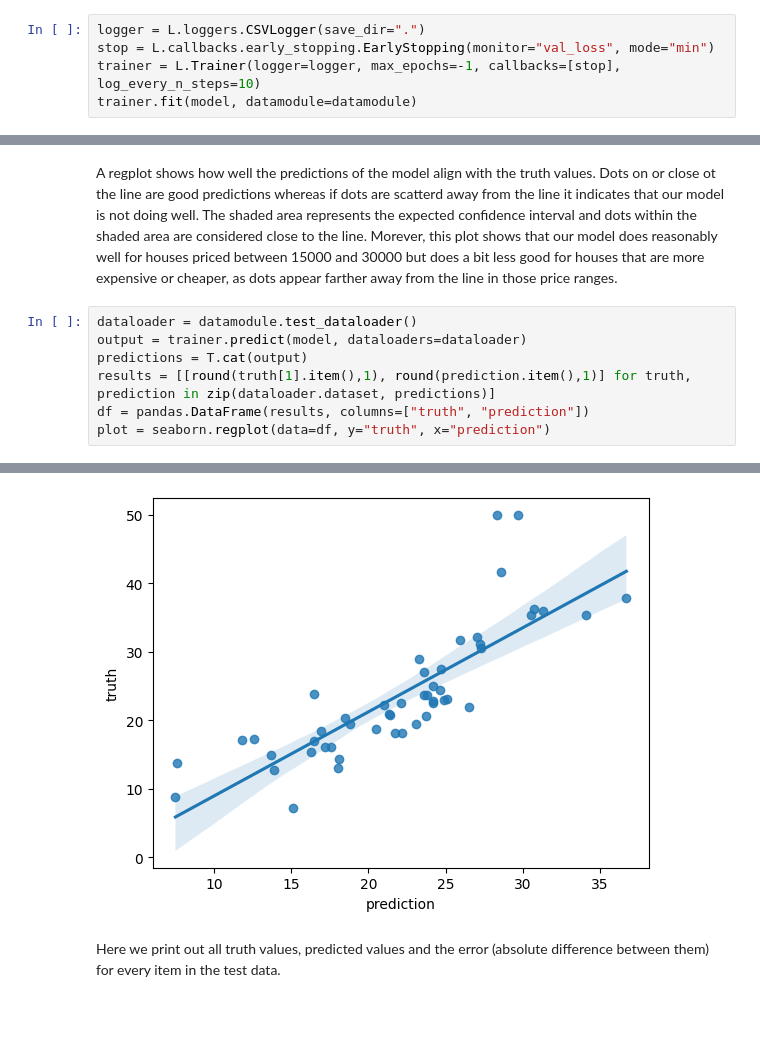
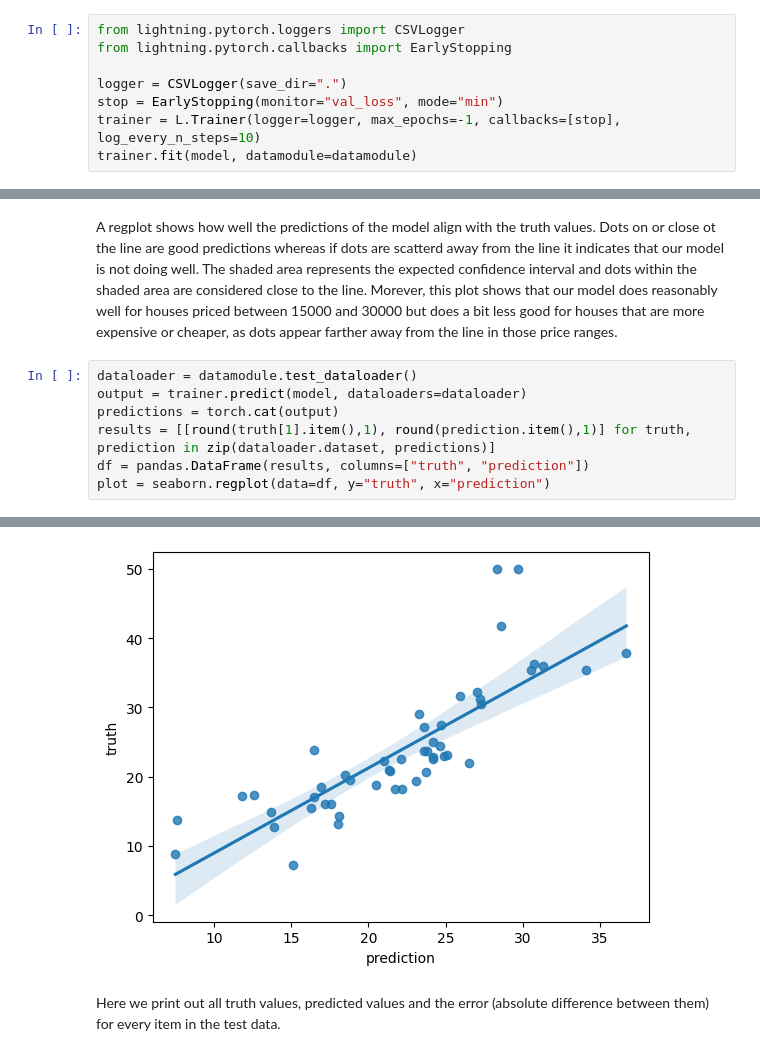
Before and after one commit to bshtmichielsen/regression_tabular--houses, a Jupyter notebook: house-price-predictor.ipynb, the cells around one changed output, grey strips where cells are left out. Cells and saved outputs as stored; diff of their text form; blank space fills up the shorter version.

Commit message:
update to lightning 2.5

```diff
--- a/house-price-predictor.ipynb
+++ b/house-price-predictor.ipynb
@@ -121,8 +119,11 @@ NameError: name 'T' is not defined
 # Training
 Here we use a PyTorch Lightning Trainer to fit the model using the DataModule that we defined earlier. Internally it will iterate epochs, meaning that it will go through all train data to learn about relationships between the features and the target and then run a validation to gauge its performance which is measured in validation loss, meaning the difference between the true values and the model's predicted values. Here the assumption is that if the validation loss does no longer go down, the model is fitted as best as possible and continue training makes no improvements. We define an EarlyStopping for this that monitors when `val_loss` reaches its minimum. If so, it stops training.
 # %%
-logger = L.loggers.CSVLogger(save_dir=".")
-stop = L.callbacks.early_stopping.EarlyStopping(monitor="val_loss", mode="min")
+from lightning.pytorch.loggers import CSVLogger
+from lightning.pytorch.callbacks import EarlyStopping
+
+logger = CSVLogger(save_dir=".")
+stop = EarlyStopping(monitor="val_loss", mode="min")
 trainer = L.Trainer(logger=logger, max_epochs=-1, callbacks=[stop], log_every_n_steps=10)
 trainer.fit(model, datamodule=datamodule)
 # %% [output]
@@ -170,7 +173,7 @@ A regplot shows how well the predictions of the model align with the truth value
 # %%
 dataloader = datamodule.test_dataloader()
 output = trainer.predict(model, dataloaders=dataloader)
-predictions = T.cat(output)
+predictions = torch.cat(output)
 results = [[round(truth[1].item(),1), round(prediction.item(),1)] for truth, prediction in zip(dataloader.dataset, predictions)]
 df = pandas.DataFrame(results, columns=["truth", "prediction"])
 plot = seaborn.regplot(data=df, y="truth", x="prediction")
@@ -180,4 +183,4 @@ c:\Users\Bas\AppData\Local\Programs\Python\Python310\lib\site-packages\pytorch_l
-[figure, old version]
+[figure, new version]
 # %% [markdown]
 Here we print out all truth values, predicted values and the error (absolute difference between them) for every item in the test data.
 # %%
```
Also changed, not shown: parts of 4 cells of this notebook.
